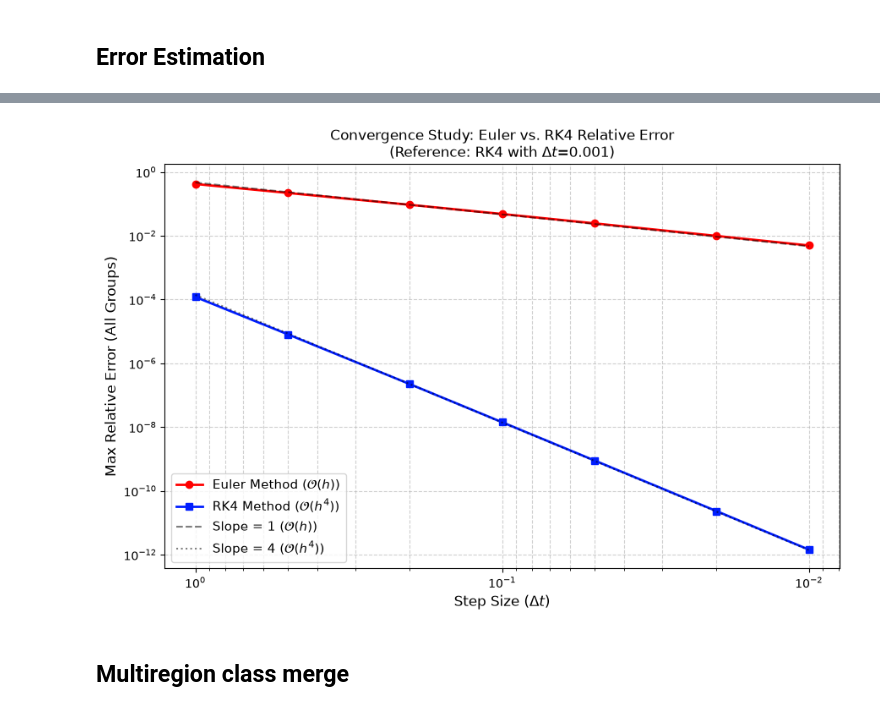
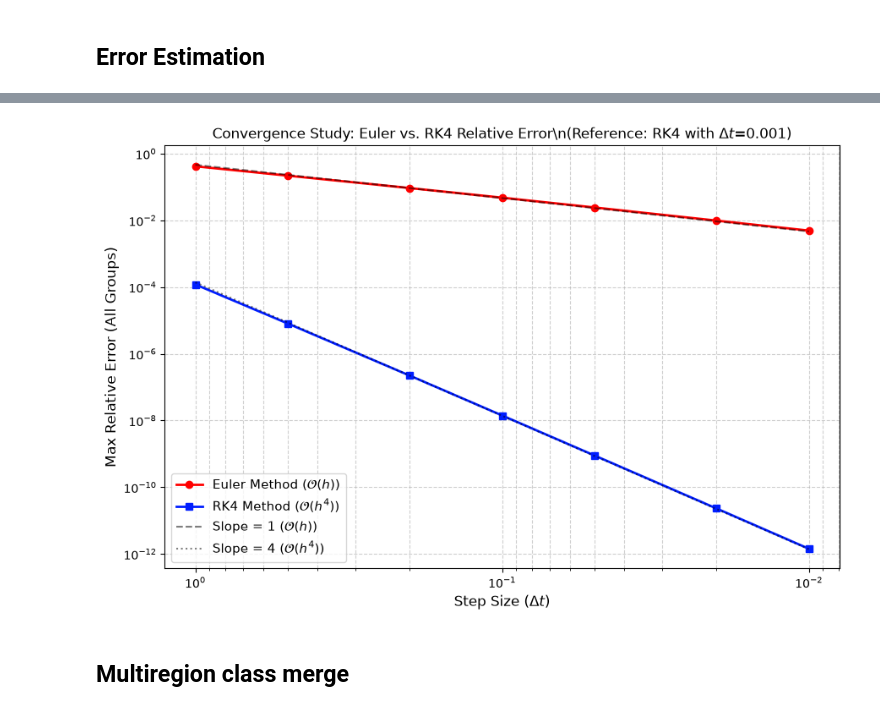
Before and after one commit to Milou-v/BERN01-Groupwork, a Jupyter notebook: project3_disease_spreading/test_multiregion.ipynb, the cells around one changed output, grey strips where cells are left out. Saved outputs shown, nothing was run; the diff lists cells and outputs as text; code cells hidden in the pictures.

```diff
--- a/project3_disease_spreading/test_multiregion.ipynb
+++ b/project3_disease_spreading/test_multiregion.ipynb
@@ -97,26 +99,26 @@ for dt in delta_ts:
 # %%
 # Plotting on a Log-Log Scale
 plt.figure(figsize=(9, 6))
 
-plt.loglog(delta_ts, euler_rel_errors, 'o-', label='Euler Method ($\mathcal{O}(h)$)', color="#FF0000", linewidth=2)
-plt.loglog(delta_ts, rk4_rel_errors, 's-', label='RK4 Method ($\mathcal{O}(h^4)$)', color="#001EFF", linewidth=2)
+plt.loglog(delta_ts, euler_rel_errors, 'o-', label=r'Euler Method ($\mathcal{O}(h)$)', color="#FF0000", linewidth=2)
+plt.loglog(delta_ts, rk4_rel_errors, 's-', label=r'RK4 Method ($\mathcal{O}(h^4)$)', color="#001EFF", linewidth=2)
 
 # Reference slope lines
 h_vals = np.array(delta_ts)
-plt.loglog(h_vals, h_vals * (euler_rel_errors[2] / delta_ts[2]), 'k--', alpha=0.5, label='Slope = 1 ($\mathcal{O}(h)$)')
-plt.loglog(h_vals, (h_vals**4) * (rk4_rel_errors[2] / (delta_ts[2]**4)), 'k:', alpha=0.5, label='Slope = 4 ($\mathcal{O}(h^4)$)')
+plt.loglog(h_vals, h_vals * (euler_rel_errors[2] / delta_ts[2]), 'k--', alpha=0.5, label=r'Slope = 1 ($\mathcal{O}(h)$)')
+plt.loglog(h_vals, (h_vals**4) * (rk4_rel_errors[2] / (delta_ts[2]**4)), 'k:', alpha=0.5, label=r'Slope = 4 ($\mathcal{O}(h^4)$)')
 
-plt.xlabel('Step Size ($\Delta t$)', fontsize=12)
+plt.xlabel(r'Step Size ($\Delta t$)', fontsize=12)
 plt.ylabel('Max Relative Error (All Groups)', fontsize=12)
-plt.title('Convergence Study: Euler vs. RK4 Relative Error\n(Reference: RK4 with $\Delta t$=0.001)')
+plt.title(r'Convergence Study: Euler vs. RK4 Relative Error\n(Reference: RK4 with $\Delta t$=0.001)')
 plt.gca().invert_xaxis()  # Smaller dt to the right
 plt.legend(fontsize=11)
 plt.grid(True, which="both", linestyle='--', alpha=0.6)
 
 plt.tight_layout()
 plt.show()
 # %% [output]
-[figure, old version]
+[figure, new version]
 # %% [markdown]
 ## Multiregion class merge
 # %%
```
Also changed, not shown: parts of 2 cells of this notebook.
